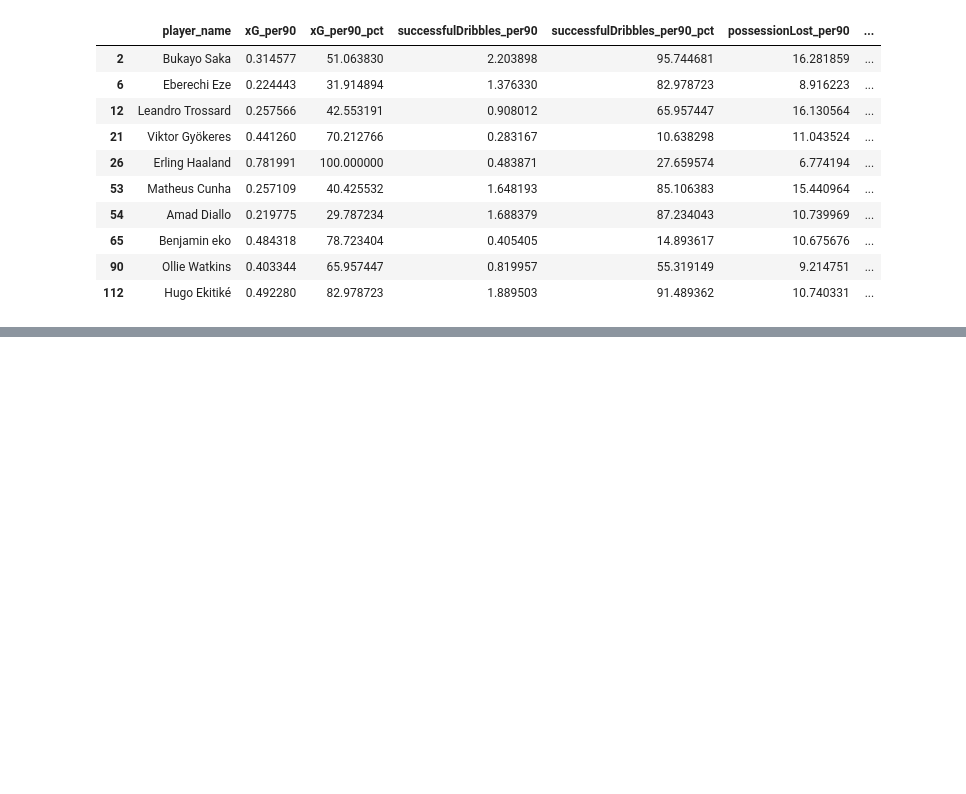
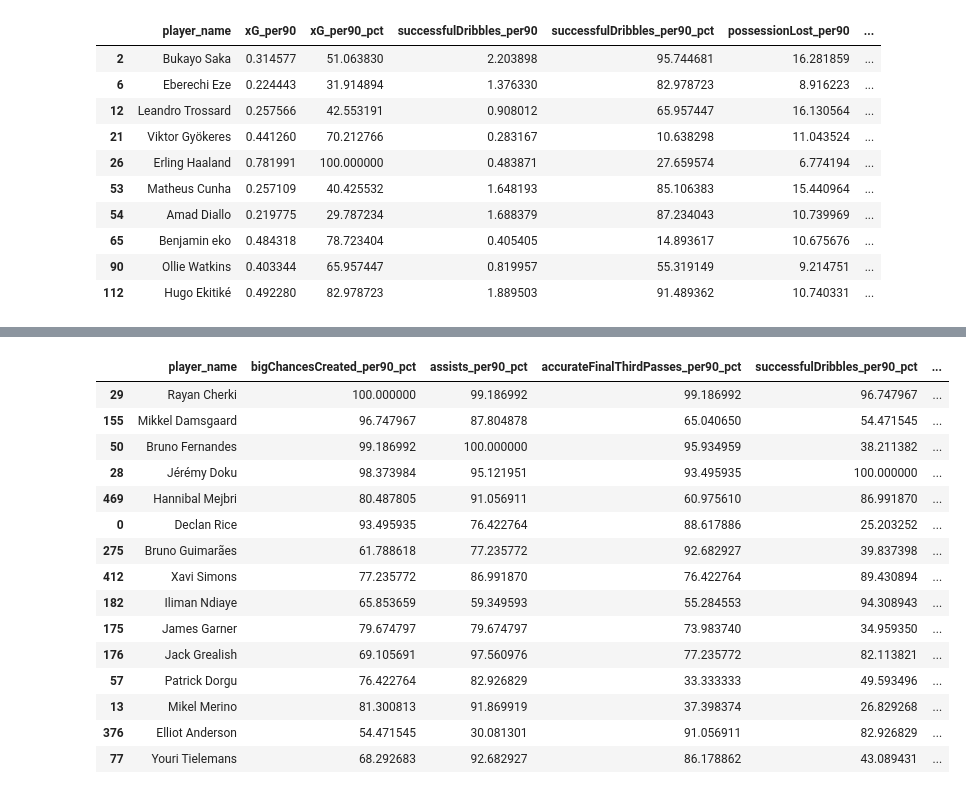
Before and after one commit to khemrajcodes/Football_analytics, a Jupyter notebook: notebooks/01_data_audit.ipynb, the cells around one changed output, grey strips where cells are left out. Cells and saved outputs as stored; diff of their text form; code cells hidden in the pictures; blank space fills up the shorter version.

Commit message:
Finalize midfielder performance index

```diff
--- a/notebooks/01_data_audit.ipynb
+++ b/notebooks/01_data_audit.ipynb
@@ -1020,0 +1373,42 @@ forward_df["bigChancesMissed_per90_pct"] = (
+# %%
+# ==========================================
+# MIDFIELDER PI COMPONENT BREAKDOWN
+# ==========================================
+
+midfielder_top15 = midfielder_df.sort_values(
+    "midfielder_performance_index",
+    ascending=False
+).head(15).copy()
+
+midfielder_top15[
+    [
+        "player_name",
+        "bigChancesCreated_per90_pct",
+        "assists_per90_pct",
+        "accurateFinalThirdPasses_per90_pct",
+        "successfulDribbles_per90_pct",
+        "goals_per90_pct",
+        "interceptions_per90_pct",
+        "tacklesWon_per90_pct",
+        "ballRecovery_per90_pct",
+        "groundDuelsWon_per90_pct",
+        "midfielder_performance_index"
+    ]
+]
+# %% [output]
+|  | player_name | bigChancesCreated_per90_pct | assists_per90_pct | accurateFinalThirdPasses_per90_pct | successfulDribbles_per90_pct | ... |
+| 29 | Rayan Cherki | 100.000000 | 99.186992 | 99.186992 | 96.747967 | ... |
+| 155 | Mikkel Damsgaard | 96.747967 | 87.804878 | 65.040650 | 54.471545 | ... |
+| 50 | Bruno Fernandes | 99.186992 | 100.000000 | 95.934959 | 38.211382 | ... |
+| 28 | Jérémy Doku | 98.373984 | 95.121951 | 93.495935 | 100.000000 | ... |
+| 469 | Hannibal Mejbri | 80.487805 | 91.056911 | 60.975610 | 86.991870 | ... |
+| 0 | Declan Rice | 93.495935 | 76.422764 | 88.617886 | 25.203252 | ... |
+| 275 | Bruno Guimarães | 61.788618 | 77.235772 | 92.682927 | 39.837398 | ... |
+| 412 | Xavi Simons | 77.235772 | 86.991870 | 76.422764 | 89.430894 | ... |
+| 182 | Iliman Ndiaye | 65.853659 | 59.349593 | 55.284553 | 94.308943 | ... |
+| 175 | James Garner | 79.674797 | 79.674797 | 73.983740 | 34.959350 | ... |
+| 176 | Jack Grealish | 69.105691 | 97.560976 | 77.235772 | 82.113821 | ... |
+| 57 | Patrick Dorgu | 76.422764 | 82.926829 | 33.333333 | 49.593496 | ... |
+| 13 | Mikel Merino | 81.300813 | 91.869919 | 37.398374 | 26.829268 | ... |
+| 376 | Elliot Anderson | 54.471545 | 30.081301 | 91.056911 | 82.926829 | ... |
+| 77 | Youri Tielemans | 68.292683 | 92.682927 | 86.178862 | 43.089431 | ... |
```
Also changed, not shown: parts of 10 cells of this notebook.
